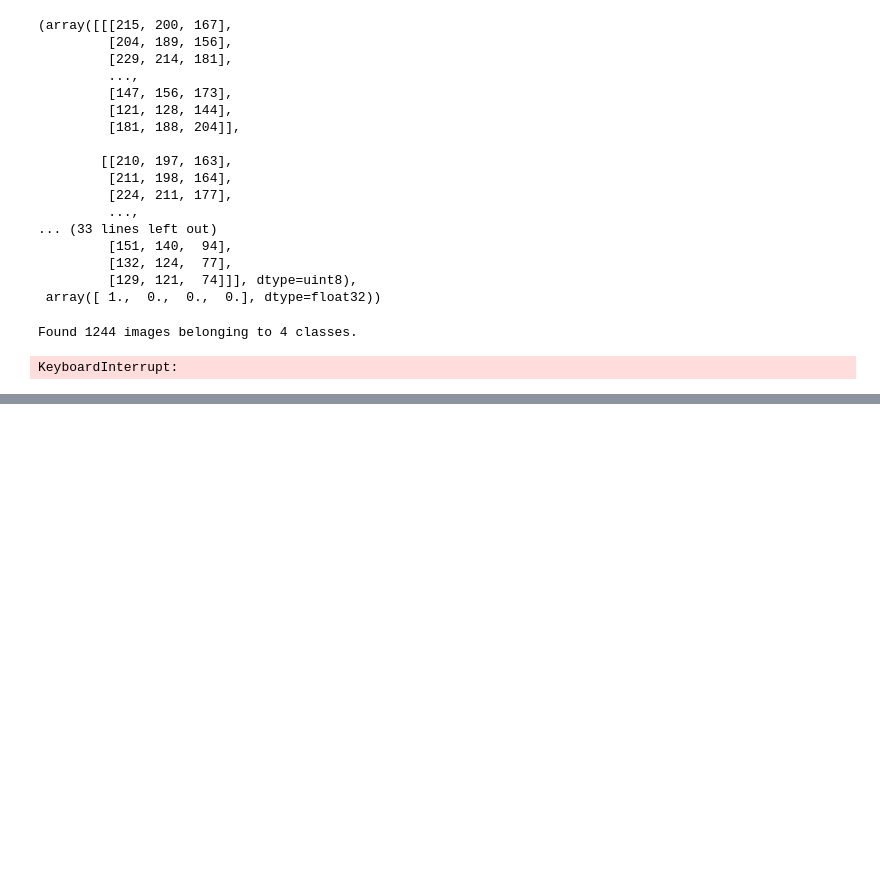
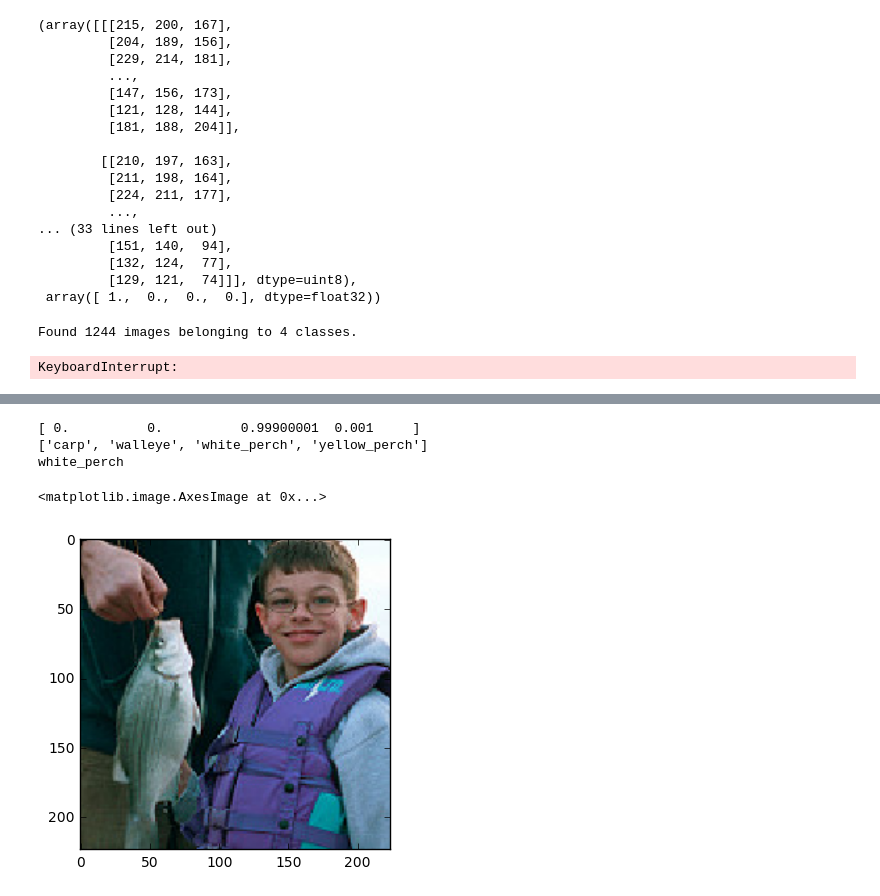
Before and after one commit to matthew-sochor-zz/fish.io.ai, a Jupyter notebook: modeling/Fish CNN modeling.ipynb, the cells around one changed output, grey strips where cells are left out. Drawn from its saved outputs; the diff is of its cells as text; code cells hidden in the pictures; blank space fills up the shorter version.

```diff
--- a/modeling/Fish CNN modeling.ipynb
+++ b/modeling/Fish CNN modeling.ipynb
@@ -499,0 +199,15 @@ Epoch 500/500
+# %%
+from keras.layers import Input
+from keras.applications.resnet50 import ResNet50, preprocess_input
+
+
+
+# TODO: allow for this to be parameterized
+img_width = 224
+img_height = 224
+
+
+arr_input = Input(shape=(img_height, img_width, 3))
+model = ResNet50(include_top=False, weights='imagenet', input_tensor=arr_input, pooling='avg')
+
+model.save()
@@ -499,0 +394,46 @@ Epoch 500/500
+# %%
+%matplotlib inline
+from matplotlib import pyplot as plt
+
+from keras.preprocessing.image import load_img
+from keras.applications.resnet50 import ResNet50, preprocess_input
+
+
+# TODO: allow for this to be parameterized
+img_width = 224
+img_height = 224
+
+
+# TODO: replace this listdir with a mapping tbl/json
+CATS = sorted(os.listdir('data/raw/train'))
+def cat_from_int(cat_int):
+    return CATS[cat_int]
+
+input_dims = (2048,)
+nbr_classes = len(CATS)
+
+
+res50 = ResNet50(include_top=False, weights='imagenet',
+                 input_shape=(img_height, img_width, 3), pooling='avg')
+
+
+img_path = os.path.join(os.path.expanduser('~'), 'Desktop/test/white_perch_1.jpg')
+
+x = np.array(load_img(img_path, target_size=(img_height, img_width)))
+X = preprocess_input(x[np.newaxis].astype(np.float32))
+
+x_fea = res50.predict_on_batch(X)
+
+y_pred = np.squeeze(model.predict_on_batch(x_fea), axis=0)
+
+print(np.round(y_pred, 3))
+print(CATS)
+print(cat_from_int(np.argmax(y_pred)))
+
+plt.imshow(x)
+# %% [output]
+[ 0.          0.          0.99900001  0.001     ]
+['carp', 'walleye', 'white_perch', 'yellow_perch']
+white_perch
+<matplotlib.image.AxesImage at 0x...>
+[figure, added]
```
Also changed, not shown: parts of 28 cells of this notebook, 2 other files.
